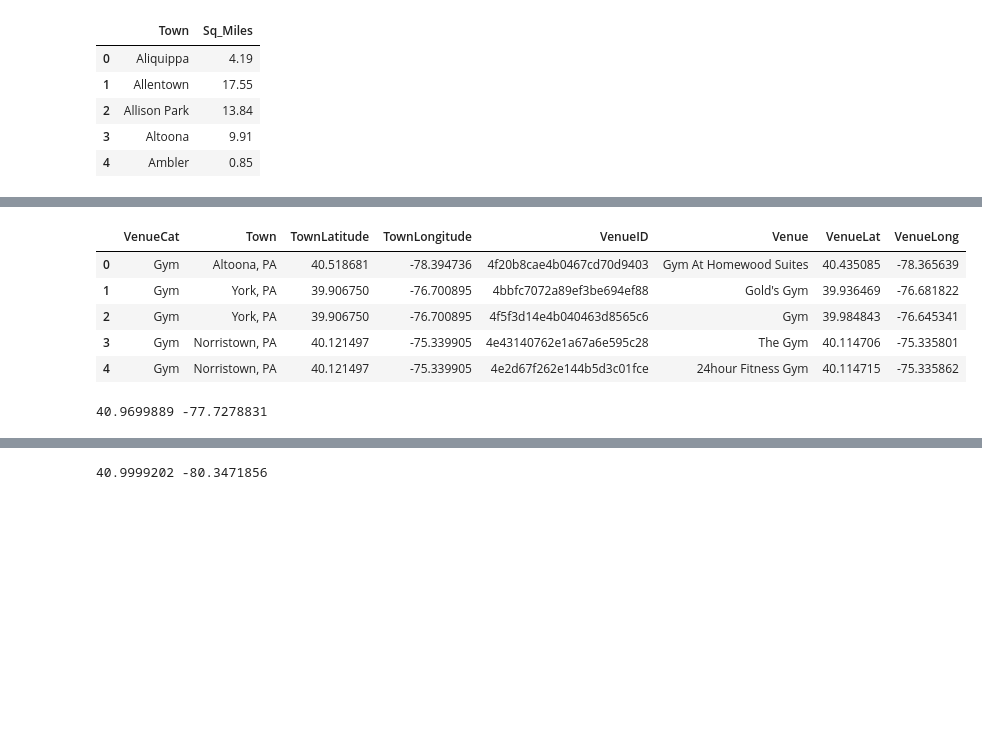
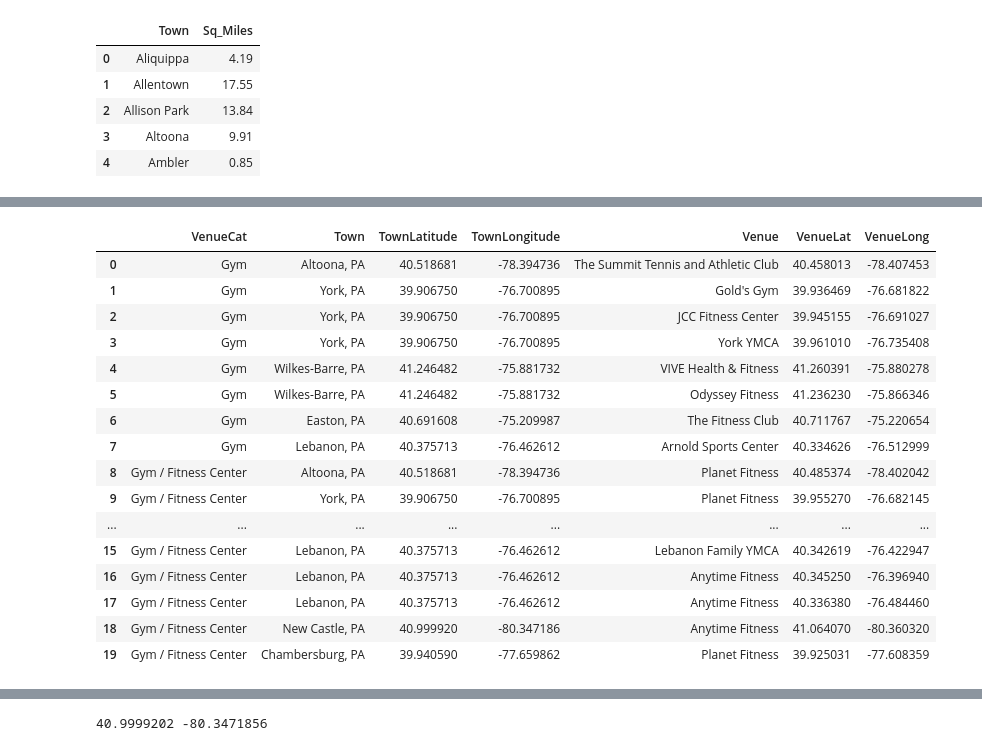
Before and after one commit to mplatt7/Coursera_Capstone, a Jupyter notebook: Battle of the Neighborhoods - MP.ipynb, the cells around one changed output, grey strips where cells are left out. Drawn from its saved outputs; the diff is of its cells as text; code cells hidden in the pictures; blank space fills up the shorter version.

```diff
--- a/Battle of the Neighborhoods - MP.ipynb
+++ b/Battle of the Neighborhoods - MP.ipynb
@@ -329,0 +505,6 @@ possible_locations
+# %%
+clusterNum = 3
+k_means = KMeans(init = "k-means++", n_clusters = clusterNum, n_init = 12)
+k_means.fit(X)
+labels = k_means.labels_
+print(labels)
@@ -329,0 +528,4 @@ possible_locations
+# %%
+# assign cluster ID to each row in coordinates
+county_coordinates["Clus_km"] = labels
+county_coordinates.head(5)
@@ -329,0 +607,6 @@ possible_locations
+# %%
+# firstly, we reduce the list of potential locations based on the clustering analysis
+exclude_list=['Norristown','Chester','Pottstown','Harrisburg']
+towns=towns[~towns['Town'].isin(exclude_list)]
+towns.reset_index(inplace=True,drop=True)
+towns #shortlist is now down to 11 towns
@@ -330,44 +628,37 @@ possible_locations
 # %%
-#get Foursquare data on existing gym venue locations in focus list of prospective towns
+def getNearbyGymVenues(names, latitudes, longitudes, radius=8000,LIMIT=10000):
 
-def getNearbyGymVenues(names, latitudes, longitudes,LIMIT=3,search_query='Gym'):
     venues_list=[]
     for name, lat, lng in zip(names, latitudes, longitudes):
-        #print(name,lat,lng)
+        print(name)
 
         # create the API request URL
-        url='https://api.foursquare.com/v2/venues/search?client_id={}&client_secret={}&v={}&ll={},{}&query={}&radius={}&limit={}'.format(
+        url = 'https://api.foursquare.com/v2/venues/explore?&client_id={}&client_secret={}&v={}&ll={},{}&radius={}&limit={}'.format(
             CLIENT_ID,
             CLIENT_SECRET,
             VERSION,
             lat,
             lng,
-            search_query,
             radius,
             LIMIT)
-        #print(url)
 
         # make the GET request
-        results = requests.get(url).json()['response']['venues']
-        #print(results)
+        results = requests.get(url).json()["response"]['groups'][0]['items']
 
-        #build list with all data needed
+        # return only relevant information for each nearby venue
         venues_list.append([(
             name,
             lat,
             lng,
-            v['id'],
-            v['name'],
-            v['location']['lat'],
-            v['location']['lng'],
-            v['categories'][0]['name']) for v in results])
-        #print(venues_list)
+            v['venue']['name'],
+            v['venue']['location']['lat'],
+            v['venue']['location']['lng'],
+            v['venue']['categories'][0]['name']) for v in results])
 
     PA_venues = pd.DataFrame([item for venue_list in venues_list for item in venue_list])
     PA_venues.columns = ['Town',
                   'TownLatitude',
                   'TownLongitude',
-                  'VenueID',
                   'Venue',
                   'VenueLat',
                   'VenueLong',
@@ -395,24 +690,24 @@ PA_possible_gyms.head()
 # %%
 #eliminate non-gym venues with the str gym in the name or address
 myList=['Gym','Gymnastics Gym','Sports Club','College Gym','Gym / Fitness Center']
-
 PA_gyms=pd.DataFrame({'VenueCat':myList}).merge(PA_possible_gyms)
-PA_gyms.head()
+PA_gyms
 # %% [output]
-|  | VenueCat | Town | TownLatitude | TownLongitude | VenueID | Venue | VenueLat | VenueLong |
-| 0 | Gym | Altoona, PA | 40.518681 | -78.394736 | 4f20b8cae4b0467cd70d9403 | Gym At Homewood Suites | 40.435085 | -78.365639 |
-| 1 | Gym | York, PA | 39.906750 | -76.700895 | 4bbfc7072a89ef3be694ef88 | Gold's Gym | 39.936469 | -76.681822 |
-| 2 | Gym | York, PA | 39.906750 | -76.700895 | 4f5f3d14e4b040463d8565c6 | Gym | 39.984843 | -76.645341 |
-| 3 | Gym | Norristown, PA | 40.121497 | -75.339905 | 4e43140762e1a67a6e595c28 | The Gym | 40.114706 | -75.335801 |
-| 4 | Gym | Norristown, PA | 40.121497 | -75.339905 | 4e2d67f262e144b5d3c01fce | 24hour Fitness Gym | 40.114715 | -75.335862 |
+|  | VenueCat | Town | TownLatitude | TownLongitude | Venue | VenueLat | VenueLong |
+| 0 | Gym | Altoona, PA | 40.518681 | -78.394736 | The Summit Tennis and Athletic Club | 40.458013 | -78.407453 |
+| 1 | Gym | York, PA | 39.906750 | -76.700895 | Gold's Gym | 39.936469 | -76.681822 |
+| 2 | Gym | York, PA | 39.906750 | -76.700895 | JCC Fitness Center | 39.945155 | -76.691027 |
+| 3 | Gym | York, PA | 39.906750 | -76.700895 | York YMCA | 39.961010 | -76.735408 |
+| 4 | Gym | Wilkes-Barre, PA | 41.246482 | -75.881732 | VIVE Health & Fitness | 41.260391 | -75.880278 |
+| 5 | Gym | Wilkes-Barre, PA | 41.246482 | -75.881732 | Odyssey Fitness | 41.236230 | -75.866346 |
+| 6 | Gym | Easton, PA | 40.691608 | -75.209987 | The Fitness Club | 40.711767 | -75.220654 |
+| 7 | Gym | Lebanon, PA | 40.375713 | -76.462612 | Arnold Sports Center | 40.334626 | -76.512999 |
+| 8 | Gym / Fitness Center | Altoona, PA | 40.518681 | -78.394736 | Planet Fitness | 40.485374 | -78.402042 |
+| 9 | Gym / Fitness Center | York, PA | 39.906750 | -76.700895 | Planet Fitness | 39.955270 | -76.682145 |
+| ... | ... | ... | ... | ... | ... | ... | ... |
+| 15 | Gym / Fitness Center | Lebanon, PA | 40.375713 | -76.462612 | Lebanon Family YMCA | 40.342619 | -76.422947 |
+| 16 | Gym / Fitness Center | Lebanon, PA | 40.375713 | -76.462612 | Anytime Fitness | 40.345250 | -76.396940 |
+| 17 | Gym / Fitness Center | Lebanon, PA | 40.375713 | -76.462612 | Anytime Fitness | 40.336380 | -76.484460 |
+| 18 | Gym / Fitness Center | New Castle, PA | 40.999920 | -80.347186 | Anytime Fitness | 41.064070 | -80.360320 |
+| 19 | Gym / Fitness Center | Chambersburg, PA | 39.940590 | -77.659862 | Planet Fitness | 39.925031 | -77.608359 |
-# %%
-#plot focus towns and associated gym locations
-address = 'Pennsylvania'
-geolocator = Nominatim(user_agent="banana")
-location = geolocator.geocode(address)
-latitude = location.latitude
-longitude = location.longitude
-print(latitude, longitude)
-# %% [output]
-40.9699889 -77.7278831
 # %%
```
Also changed, not shown: parts of 85 cells of this notebook.
